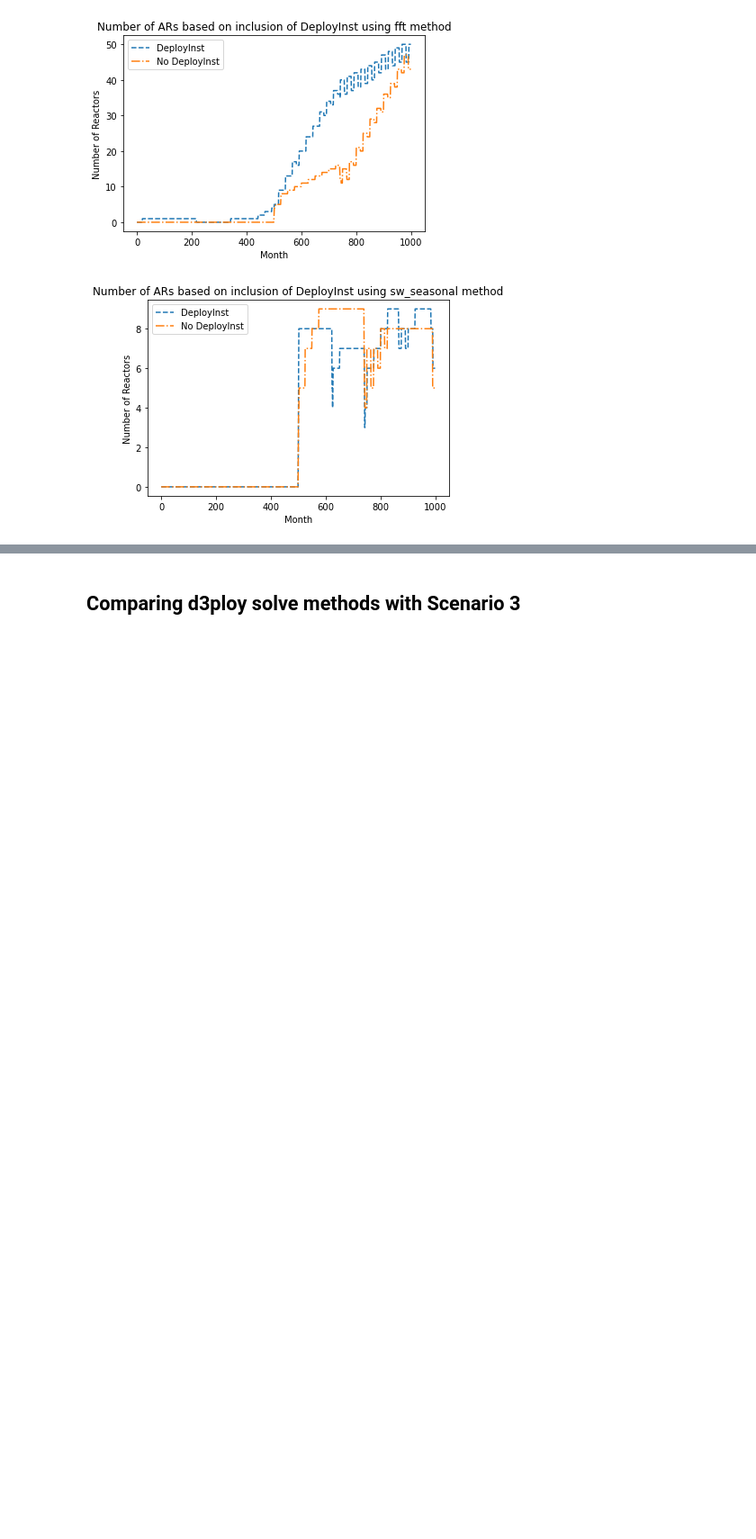
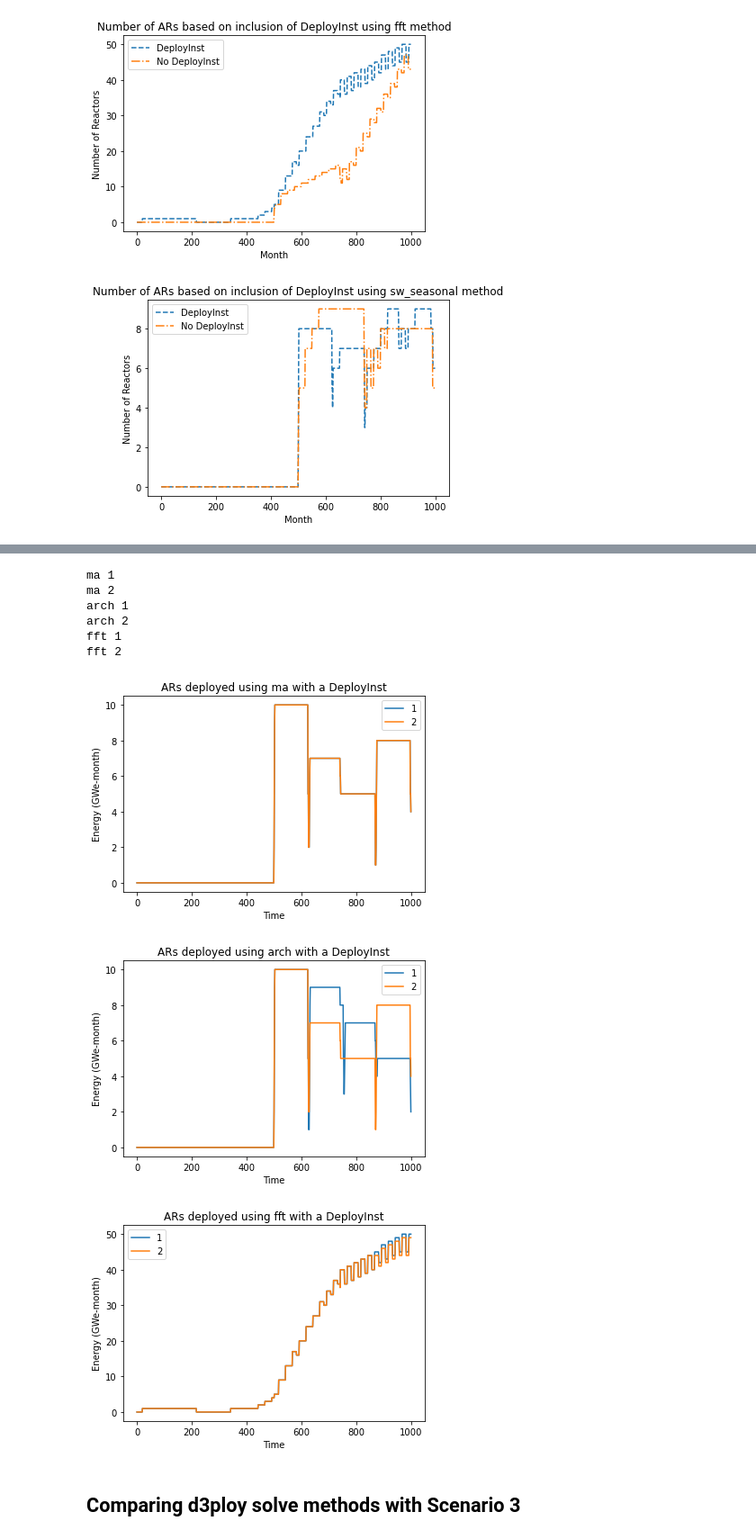
Before and after one commit to abachma2/toy_problems, a Jupyter notebook: cyclus_inputs/Untitled.ipynb, the cells around one changed output, grey strips where cells are left out. Shown at 90% size. Cells and saved outputs as stored; diff of their text form; code cells hidden in the pictures; blank space fills up the shorter version.

```diff
--- a/cyclus_inputs/Untitled.ipynb
+++ b/cyclus_inputs/Untitled.ipynb
@@ -170,3 +208,25 @@ plt.savefig('d3ploy_algorithm_compare.png')
+# %%
+# Compare reactors based on step size when DeployInst is used
+for calc in calc_methods:
+    plt.figure()
+    for step in steps:
+        out_file =  calc + "_DI_" + str(step) + ".sqlite"
+        AR_numbers = tm.get_prototype_totals(out_file, non_lwr, ['AdvancedReactor'])
+        plt.plot(AR_numbers['Time'], AR_numbers['AdvancedReactor_total'], label=step)
+    plt.legend()
+    plt.xlabel('Time')
+    plt.ylabel('Energy (GWe-month)')
+    plt.title(f'ARs deployed using {calc} with a DeployInst')
+# %% [output]
+ma 1
+ma 2
+arch 1
+arch 2
+fft 1
+fft 2
+[figure, added]
+[figure, added]
+[figure, added]
 # %% [markdown]
 ## Comparing d3ploy solve methods with Scenario 3
 # %%
```
Also changed, not shown: parts of 7 cells of this notebook.
